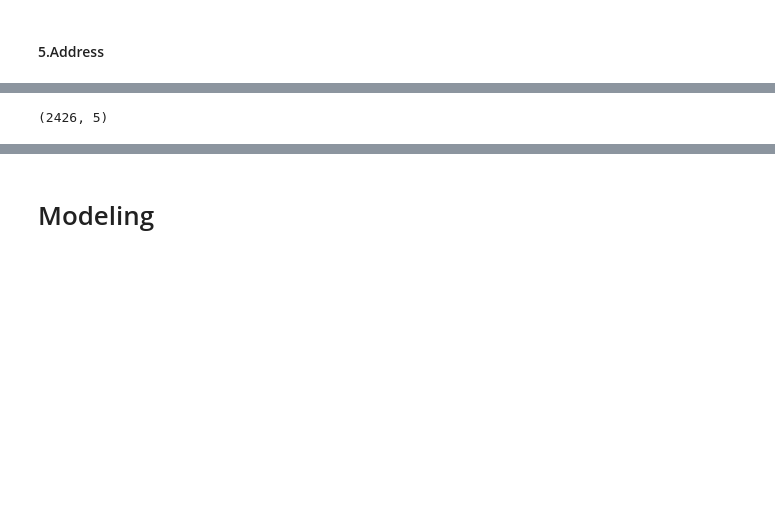
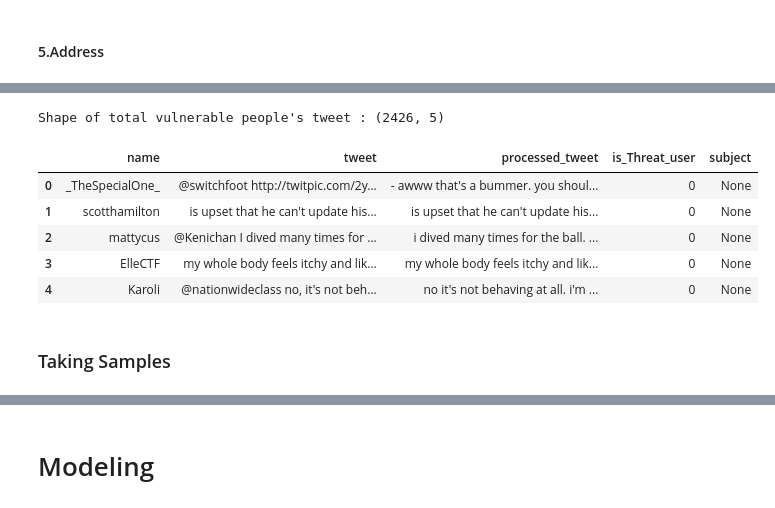
Before and after one commit to chinmaydas96/Tweet_classification_based_on_PPI_word, a Jupyter notebook: tweet_classify.ipynb, the cells around one changed output, grey strips where cells are left out. Saved outputs shown, nothing was run; the diff lists cells and outputs as text; code cells hidden in the pictures; blank space fills up the shorter version.

```diff
--- a/tweet_classify.ipynb
+++ b/tweet_classify.ipynb
@@ -153,10 +195,20 @@ print(count)
 # %%
 count = 0
 for row_no,tweet in enumerate(df['processed_tweet']):
+
+    # regex for extracting age or birthdate feature
     if (re.findall("(?:date of birth|my dob |b - day|my age |years old)",tweet)):
-        print(row_no,tweet)
+
+        #print(row_no,tweet)
+
+        # change is_Threat_user column value to 1
         df.loc[row_no, 'is_Threat_user'] = 1
-        df.loc[row_no, 'subject'] = "Birth"
+
+         # change subject to age so that we can identified the feature for "is_Threat_user" column
+        df.loc[row_no, 'subject'] = "Age"
+
+        # count the total age features
         count += 1
-print(count)
+
+print("Total age features extracted : ", count)
 # %% [output]
@@ -211,10 +241,20 @@ print(count)
 # %%
 count = 0
 for row_no,tweet in enumerate(df['processed_tweet']):
+
+    # regex for extracting phone number features
     if (re.findall("[a-z. ]+ \+?1?\s*\(?-*\.*(\d{3})\)?\.*-*\s*(\d{3})\.*-*\s*(\d{4})$",tweet)):
-        print(row_no,tweet)
+
+        #print(row_no,tweet)
+
+        # change is_Threat_user column value to 1
         df.loc[row_no, 'is_Threat_user'] = 1
-        df.loc[row_no, 'subject'] = "phone"
+
+        # change subject to Phone so that we can identified the feature for "is_Threat_user" column
+        df.loc[row_no, 'subject'] = "Phone"
+
+        # count the total phone details features
         count += 1
-print(count)
+
+print("Total Phone number features extracted : ", count)
 # %% [output]
@@ -267,4 +285,18 @@ print(count)
-# %%
-df[df["is_Threat_user"]==1].shape
-# %% [output]
-(2426, 5)
+# %%
+# checking shape of all vulnerable user's tweet
+
+print("Shape of total vulnerable people's tweet :",df[df["is_Threat_user"]==1].shape)
+# %% [output]
+Shape of total vulnerable people's tweet : (2426, 5)
+# %%
+# see the dataframe
+df.head()
+# %% [output]
+|  | name | tweet | processed_tweet | is_Threat_user | subject |
+| 0 | _TheSpecialOne_ | @switchfoot http://twitpic.com/2y... | - awww that's a bummer. you shoul... | 0 | None |
+| 1 | scotthamilton | is upset that he can't update his... | is upset that he can't update his... | 0 | None |
+| 2 | mattycus | @Kenichan I dived many times for ... | i dived many times for the ball. ... | 0 | None |
+| 3 | ElleCTF | my whole body feels itchy and lik... | my whole body feels itchy and lik... | 0 | None |
+| 4 | Karoli | @nationwideclass no, it's not beh... | no it's not behaving at all. i'm ... | 0 | None |
+# %% [markdown]
+### Taking Samples
```
Also changed, not shown: parts of 71 cells of this notebook, 1 other file.
